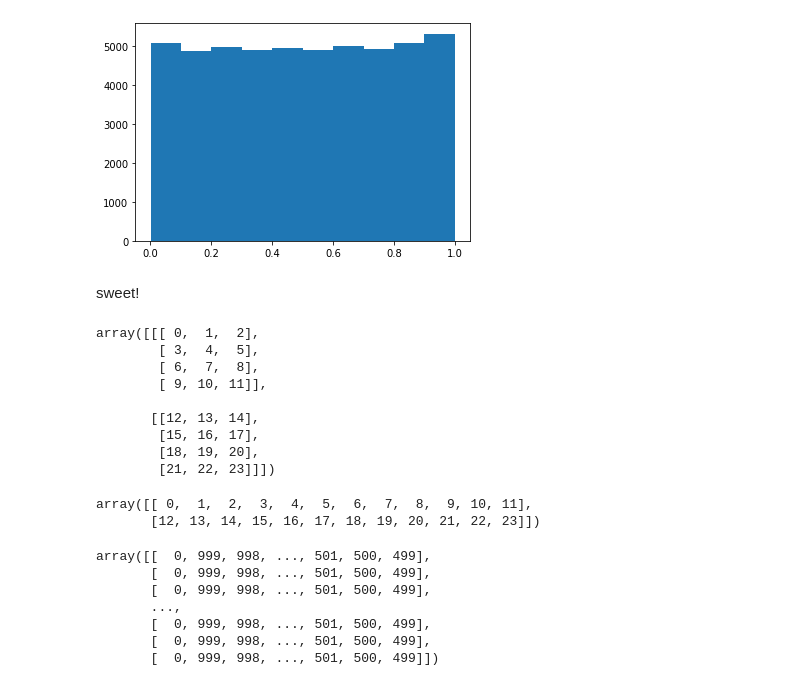
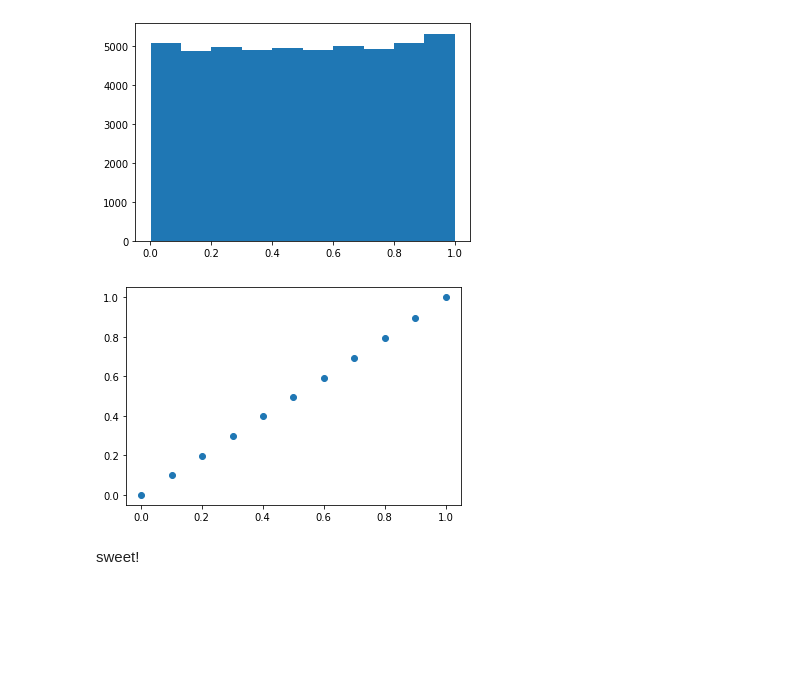
Before and after one commit to neurostatslab/gerbilizer, a Jupyter notebook: notebooks/uncertainty-estimation.ipynb, the cells around one changed output. Saved outputs shown, nothing was run; the diff lists cells and outputs as text; code cells hidden in the pictures; blank space fills up the shorter version.

Commit message:
Add calibration curve generation

```diff
--- a/notebooks/uncertainty-estimation.ipynb
+++ b/notebooks/uncertainty-estimation.ipynb
@@ -181,27 +181,15 @@ def f_2d(maps: np.ndarray, locations: np.ndarray, coord_bins: np.ndarray):
 maps = output_2d[np.newaxis, :].repeat(NUM_SAMPLES, axis=0)
 s = f_2d(maps, locations_2d, coord_matrix)
 # %%
-plt.hist(s)
+(n, bins, _) = plt.hist(s)
 plt.show()
 # %% [output]
 [figure]
+# %%
+plt.scatter(bins, np.concatenate([[0], n.cumsum() / NUM_SAMPLES]))
+# plt.plot([0, 1], [0, 1], color='grey')
+plt.show()
+# %% [output]
+[figure, added]
 # %% [markdown]
 sweet!
-# %%
-fake_data = np.arange(24).reshape((2, 4, 3))
-fake_data
-# %% [output]
-array([[[ 0,  1,  2],
-        [ 3,  4,  5],
-        [ 6,  7,  8],
-        [ 9, 10, 11]],
-
-       [[12, 13, 14],
-        [15, 16, 17],
-        [18, 19, 20],
-        [21, 22, 23]]])
-# %%
-fake_data.reshape((2, -1))
-# %% [output]
-array([[ 0,  1,  2,  3,  4,  5,  6,  7,  8,  9, 10, 11],
-       [12, 13, 14, 15, 16, 17, 18, 19, 20, 21, 22, 23]])
@@ -210,10 +195,0 @@ maps = model_output[np.newaxis, :].repeat(NUM_SAMPLES, axis=0)
-# %%
-maps.argsort(axis=1)
-# %% [output]
-array([[  0, 999, 998, ..., 501, 500, 499],
-       [  0, 999, 998, ..., 501, 500, 499],
-       [  0, 999, 998, ..., 501, 500, 499],
-       ...,
-       [  0, 999, 998, ..., 501, 500, 499],
-       [  0, 999, 998, ..., 501, 500, 499],
-       [  0, 999, 998, ..., 501, 500, 499]])
```
Also changed, not shown: parts of 2 cells of this notebook.
